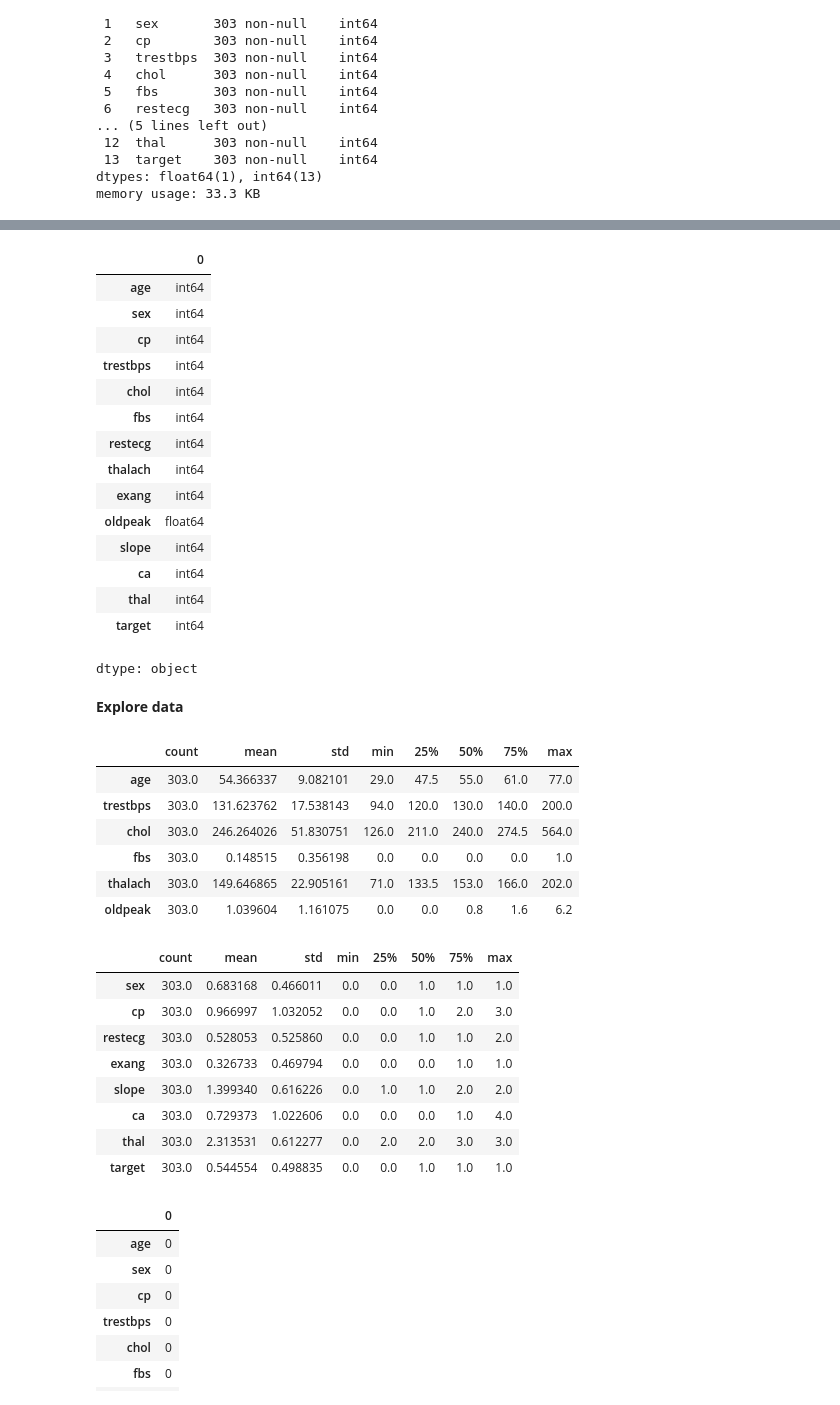
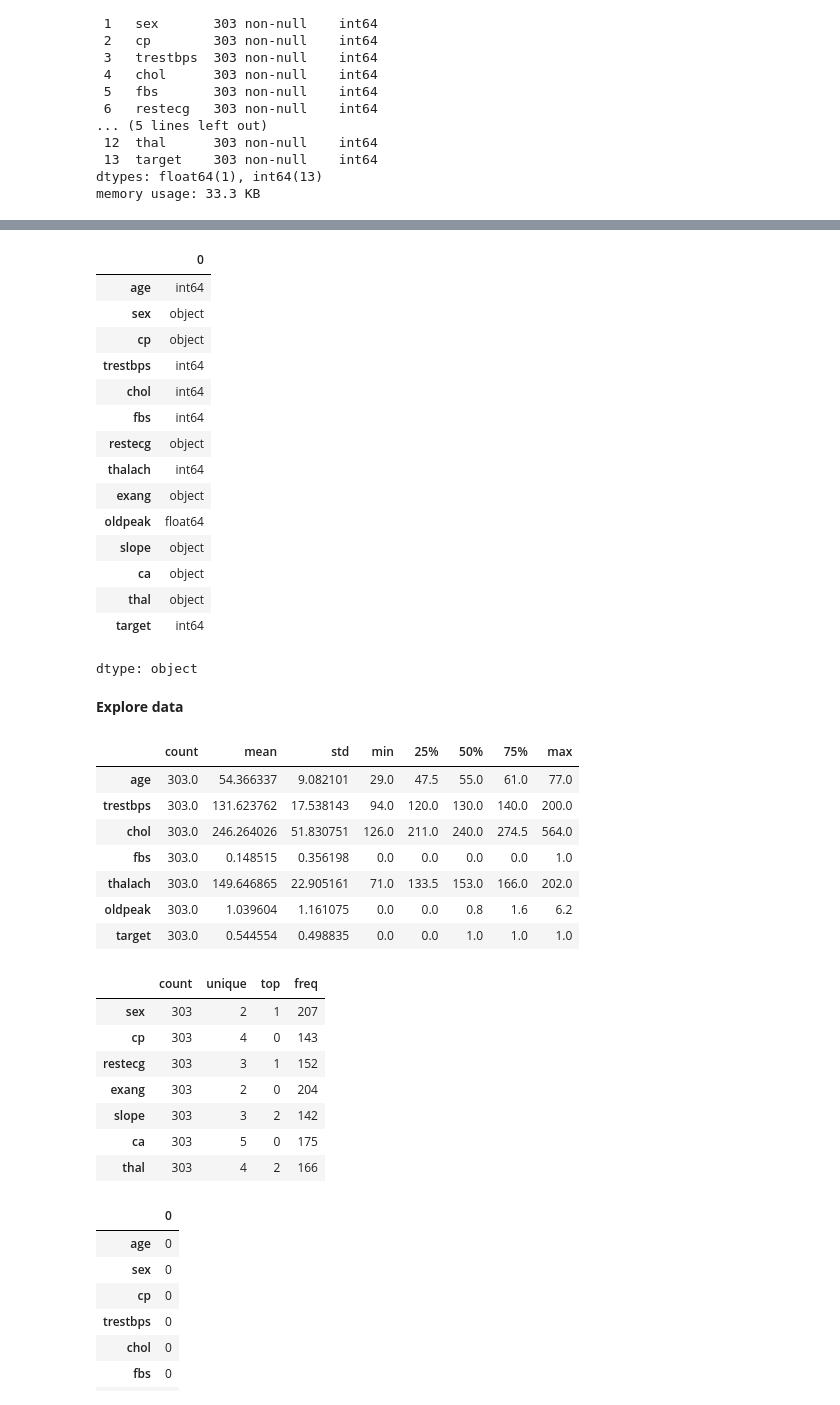
Before and after one commit to cwa312/Project4, a Jupyter notebook: heart_desease_pred.ipynb, the cells around one changed output, grey strips where cells are left out. Cells and saved outputs as stored; diff of their text form; code cells hidden in the pictures.

```diff
--- a/heart_desease_pred.ipynb
+++ b/heart_desease_pred.ipynb
@@ -88,9 +89,8 @@ dtypes: float64(1), int64(13)
 memory usage: 33.3 KB
 # %%
 # define the continous feature(Numercal feature)
-numerical_feature=["age","trestbps","chol","fbs","thalach","oldpeak"]
+numerical_feature=["age","trestbps","chol","fbs","thalach","oldpeak","target"]
 # %%
-# identify the catagorical variable using list comperhensive
+# identify the categorical variable using list comperhensive
 categorical_feature = [feature for feature in df.columns if feature not in numerical_feature]
-df_categorical = df[categorical_feature]
-df_categorical
+df[categorical_feature]= df[categorical_feature].astype('object')
@@ -136,46 +100,46 @@ df.dtypes
 # %% [output]
 |  | 0 |
 | age | int64 |
-| sex | int64 |
-| cp | int64 |
+| sex | object |
+| cp | object |
 | trestbps | int64 |
 | chol | int64 |
 | fbs | int64 |
-| restecg | int64 |
+| restecg | object |
 | thalach | int64 |
-| exang | int64 |
+| exang | object |
 | oldpeak | float64 |
-| slope | int64 |
-| ca | int64 |
-| thal | int64 |
+| slope | object |
+| ca | object |
+| thal | object |
 | target | int64 |
 dtype: object
 # %% [markdown]
 **Explore data**
 # %%
 # get the summary statistics for numerical variable
-df[numerical_feature].describe().T
+df[numerical_feature].describe().transpose()
 # %% [output]
 |  | count | mean | std | min | 25% | 50% | 75% | max |
 | age | 303.0 | 54.366337 | 9.082101 | 29.0 | 47.5 | 55.0 | 61.0 | 77.0 |
 | trestbps | 303.0 | 131.623762 | 17.538143 | 94.0 | 120.0 | 130.0 | 140.0 | 200.0 |
 | chol | 303.0 | 246.264026 | 51.830751 | 126.0 | 211.0 | 240.0 | 274.5 | 564.0 |
 | fbs | 303.0 | 0.148515 | 0.356198 | 0.0 | 0.0 | 0.0 | 0.0 | 1.0 |
 | thalach | 303.0 | 149.646865 | 22.905161 | 71.0 | 133.5 | 153.0 | 166.0 | 202.0 |
 | oldpeak | 303.0 | 1.039604 | 1.161075 | 0.0 | 0.0 | 0.8 | 1.6 | 6.2 |
+| target | 303.0 | 0.544554 | 0.498835 | 0.0 | 0.0 | 1.0 | 1.0 | 1.0 |
 # %%
 # get the summary statistics for categorical variable
 df[categorical_feature].describe().T
 # %% [output]
-|  | count | mean | std | min | 25% | 50% | 75% | max |
-| sex | 303.0 | 0.683168 | 0.466011 | 0.0 | 0.0 | 1.0 | 1.0 | 1.0 |
-| cp | 303.0 | 0.966997 | 1.032052 | 0.0 | 0.0 | 1.0 | 2.0 | 3.0 |
-| restecg | 303.0 | 0.528053 | 0.525860 | 0.0 | 0.0 | 1.0 | 1.0 | 2.0 |
-| exang | 303.0 | 0.326733 | 0.469794 | 0.0 | 0.0 | 0.0 | 1.0 | 1.0 |
-| slope | 303.0 | 1.399340 | 0.616226 | 0.0 | 1.0 | 1.0 | 2.0 | 2.0 |
-| ca | 303.0 | 0.729373 | 1.022606 | 0.0 | 0.0 | 0.0 | 1.0 | 4.0 |
-| thal | 303.0 | 2.313531 | 0.612277 | 0.0 | 2.0 | 2.0 | 3.0 | 3.0 |
-| target | 303.0 | 0.544554 | 0.498835 | 0.0 | 0.0 | 1.0 | 1.0 | 1.0 |
+|  | count | unique | top | freq |
+| sex | 303 | 2 | 1 | 207 |
+| cp | 303 | 4 | 0 | 143 |
+| restecg | 303 | 3 | 1 | 152 |
+| exang | 303 | 2 | 0 | 204 |
+| slope | 303 | 3 | 2 | 142 |
+| ca | 303 | 5 | 0 | 175 |
+| thal | 303 | 4 | 2 | 166 |
 # %%
 # check for missing value in the dataset
 df.isnull().sum()
```
Also changed, not shown: parts of 52 cells of this notebook.
